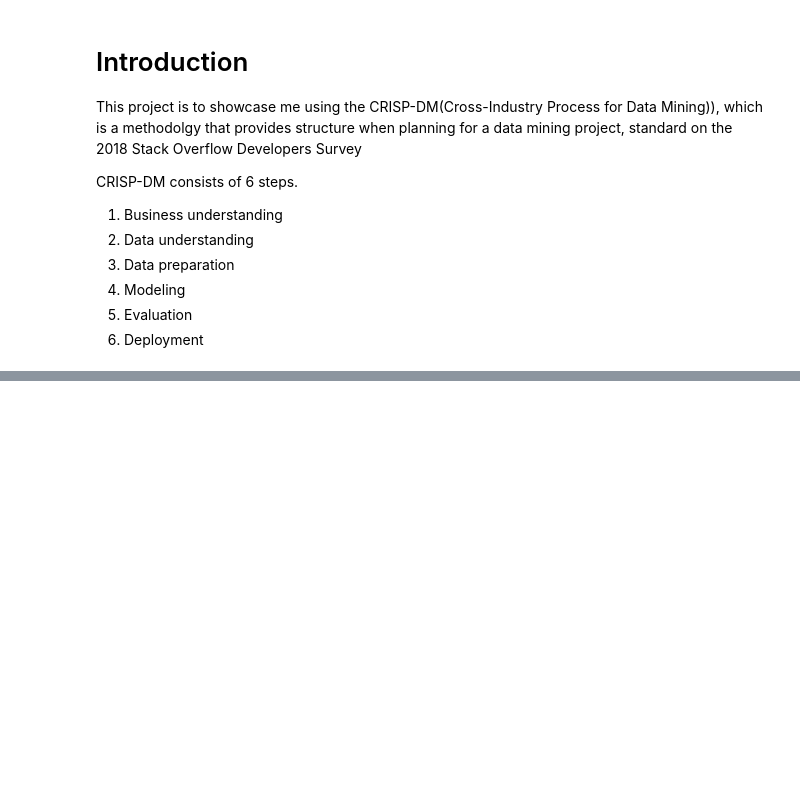
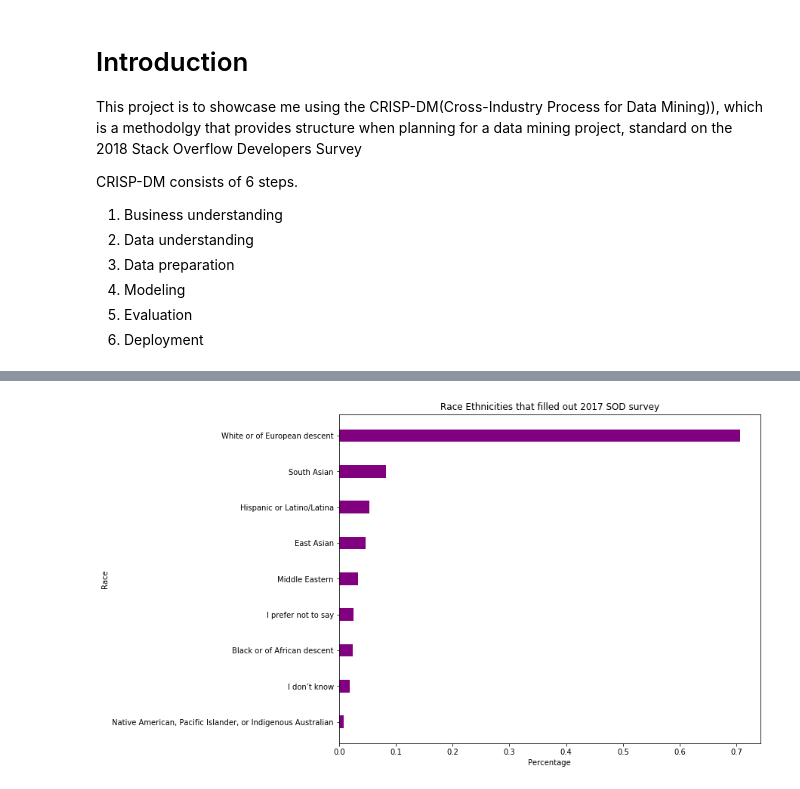
Before and after one commit to darrylbalderas/stack-overflow, a Jupyter notebook: survey-analysis.ipynb, the cells around one changed output, grey strips where cells are left out. Cells and saved outputs as stored; diff of their text form; code cells hidden in the pictures; blank space fills up the shorter version.

```diff
--- a/survey-analysis.ipynb
+++ b/survey-analysis.ipynb
@@ -422,0 +39,41 @@ Name: ProgramHobby, dtype: int64
+# %%
+survey_data2018 = pd.read_csv('survey_results_public2018.csv')
+survey_data2017 = pd.read_csv('survey_results_public2017.csv')
+column_of_interest2018 = ['Country','RaceEthnicity','FormalEducation', 'ConvertedSalary']
+column_of_interest2017 = ['Country','Race','FormalEducation', 'Salary']
+# %%
+def clean_multi_answers(df, index_name, column_name):
+    answer_df = total_count(df, index_name, column_name)
+    answer_df.set_index(index_name, inplace=True)
+    return answer_df
+
+def total_count(df, index_name, column_name):
+    new_df = df[column_name].value_counts().reset_index()
+    new_df.rename(columns={'index': index_name, column_name: 'count'}, inplace=True)
+    counts = defaultdict(int)
+    for answer in parse_multi_answer(df, column_name):
+        for idx in range(new_df.shape[0]):
+            developer_answers = [entry.strip() for entry in new_df[index_name][idx].split(";")]
+            if answer in developer_answers:
+                counts[answer] += int(new_df['count'][idx])
+    counts = pd.DataFrame(pd.Series(counts)).reset_index()
+    counts.columns = [index_name, 'count']
+    counts.sort_values('count', ascending=False, inplace=True)
+    return counts
+
+def parse_multi_answer(df, column):
+    answers = set()
+    for idx in df[df[column].notnull()].index:
+        for entry in df[column].iloc[idx].split(';'):
+            answers.add(entry.strip())
+    return answers
+
+def plot_race_distribution(df, title, color='red'):
+    f, ax = plt.subplots(figsize=(10,8))
+    races = list(df.index)[::-1]
+    counts = df['count'].values[::-1]/df.sum().values
+    ax.barh(races, counts, 0.35, color=color)
+    ax.set_title(title)
+    ax.set_ylabel('Race')
+    ax.set_xlabel('Percentage')
+    plt.show()
@@ -422,0 +124,5 @@ Name: ProgramHobby, dtype: int64
+# %%
+races_df = clean_multi_answers(survey_data2017, 'index_type', 'Race')
+plot_race_distribution(races_df, title="Race Ethnicities that filled out 2017 SOD survey", color="purple")
+# %% [output]
+[figure, added]
```
Also changed, not shown: parts of 57 cells of this notebook, 2 other files.
